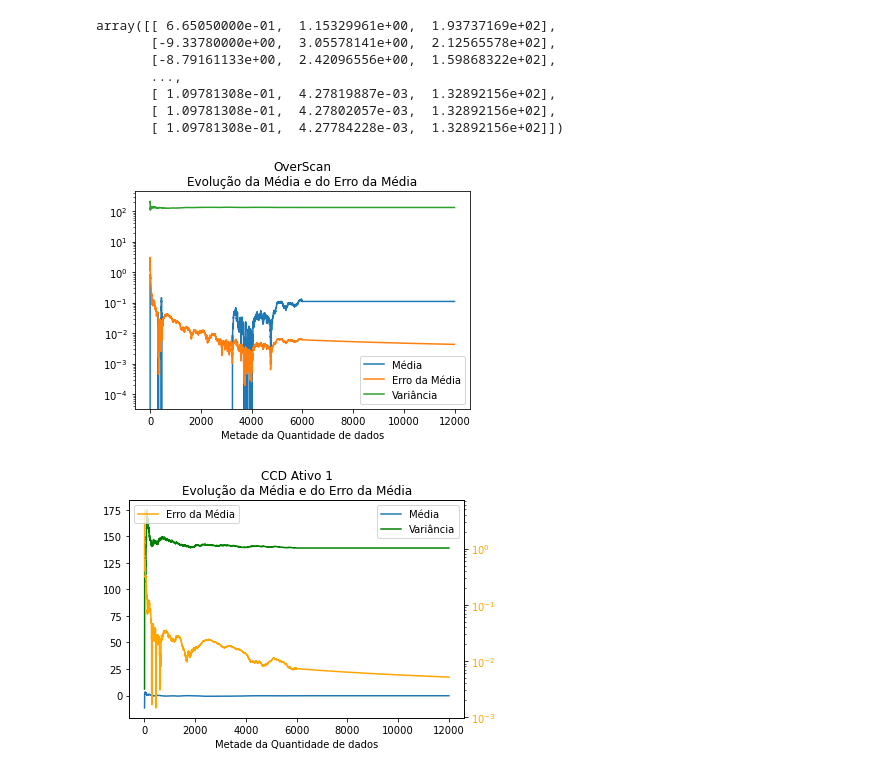
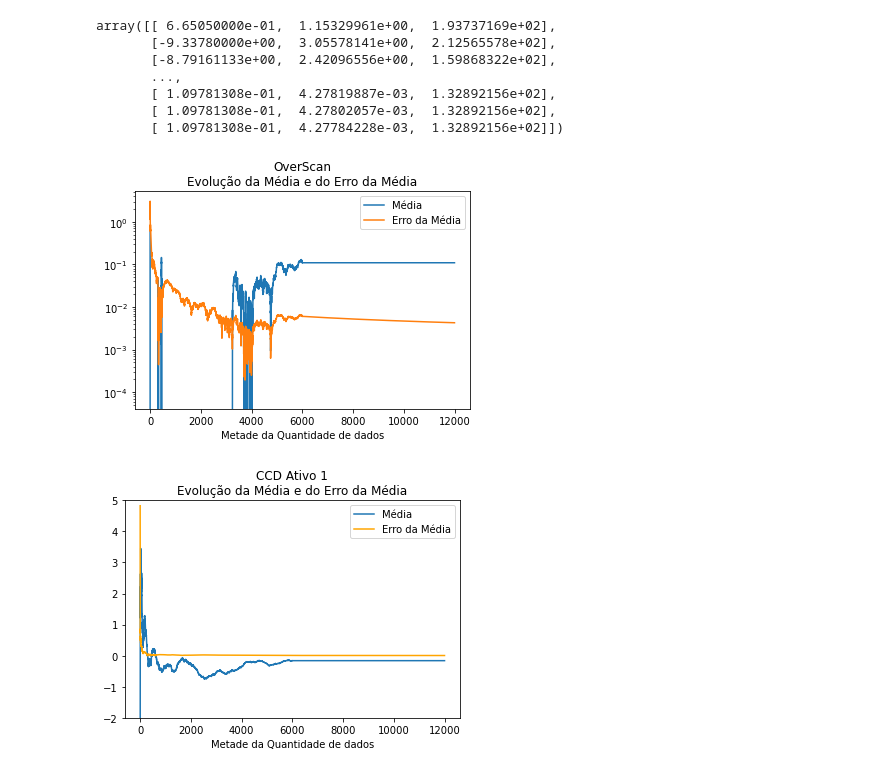
Before and after one commit to estevanmendes/LABIV, a Jupyter notebook: codigo_analise_v1.ipynb, the cells around one changed output. Drawn from its saved outputs; the diff is of its cells as text; code cells hidden in the pictures.

```diff
--- a/codigo_analise_v1.ipynb
+++ b/codigo_analise_v1.ipynb
@@ -287,15 +290,14 @@ array([[ 6.65050000e-01,  1.15329961e+00,  1.93737169e+02],
 # %%
 plt.plot(np.arange(2,2+len(STATS_overscan[:,0])),STATS_overscan[:,0],label='Média')
 plt.plot(np.arange(2,2+len(STATS_overscan[:,1])),STATS_overscan[:,1],label='Erro da Média')
-plt.plot(np.arange(2,2+len(STATS_overscan[:,2])),STATS_overscan[:,2],label='Variância')
 
 plt.yscale('log')
 plt.legend()
 plt.title('OverScan\nEvolução da Média e do Erro da Média')
 plt.xlabel('Metade da Quantidade de dados')
-plt.savefig('evolucao_media_erro_var_ccd_overscan.png')
+plt.savefig('img\evolucao_media_erro_var_ccd_overscan.png')
 # %% [output]
-[figure, old version]
+[figure, new version]
 # %%
 STATS_active=np.zeros((len(ccd_data)-2,3))
 
@@ -309,17 +311,18 @@ for i in range(1,len(ccd_data)-1):
 # %%
 fig,ax1=plt.subplots()
 ax1.plot(np.arange(2,2+len(STATS_active[:,0])),STATS_active[:,0],label='Média')
-ax1.plot(np.arange(2,2+len(STATS_active[:,1])),STATS_active[:,2],label='Variância',color='green')
-ax2=ax1.twinx()
-ax2.plot(np.arange(2,2+len(STATS_active[:,1])),STATS_active[:,1],label='Erro da Média',color='orange')
+# ax1.plot(np.arange(2,2+len(STATS_active[:,1])),STATS_active[:,2],label='Variância',color='green')
+# ax2=ax1.twinx()
+ax1.plot(np.arange(2,2+len(STATS_active[:,1])),STATS_active[:,1],label='Erro da Média',color='orange')
 
-ax2.set_yscale('log')
+# ax1.set_yscale('log')
+ax1.set_ylim(-2,5)
 ax1.legend()
-ax2.legend(loc=2)
-ax2.tick_params(axis='y', labelcolor='orange')
+# ax2.legend(loc=2)
+# ax2.tick_params(axis='y', labelcolor='orange')
 
 ax1.set_title('CCD Ativo 1\nEvolução da Média e do Erro da Média')
 ax1.set_xlabel('Metade da Quantidade de dados')
-# plt.savefig('evolucao_media_erro_var_ccd_ativo1.png')
+plt.savefig('img\evolucao_media_erro_var_ccd_ativo1.png')
 # %% [output]
-[figure, old version]
+[figure, new version]
```
Also changed, not shown: parts of 4 cells of this notebook, 5 other files.
